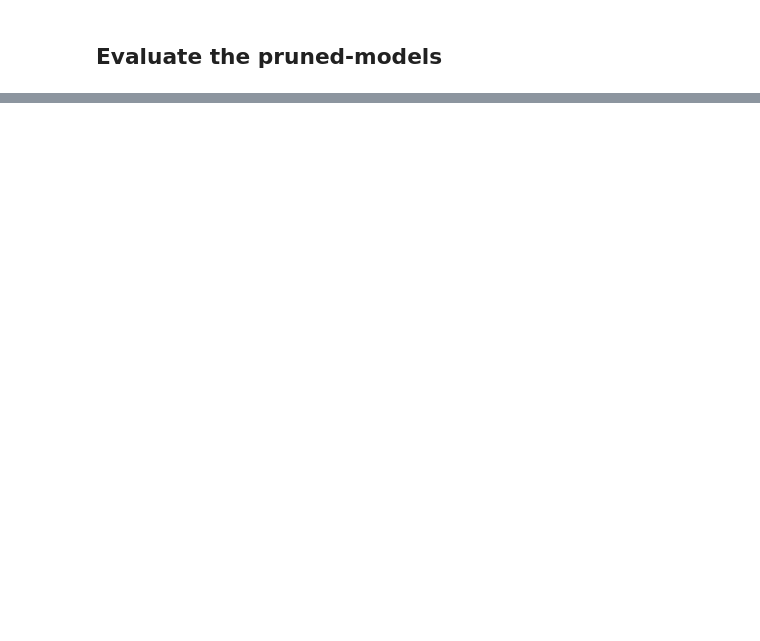
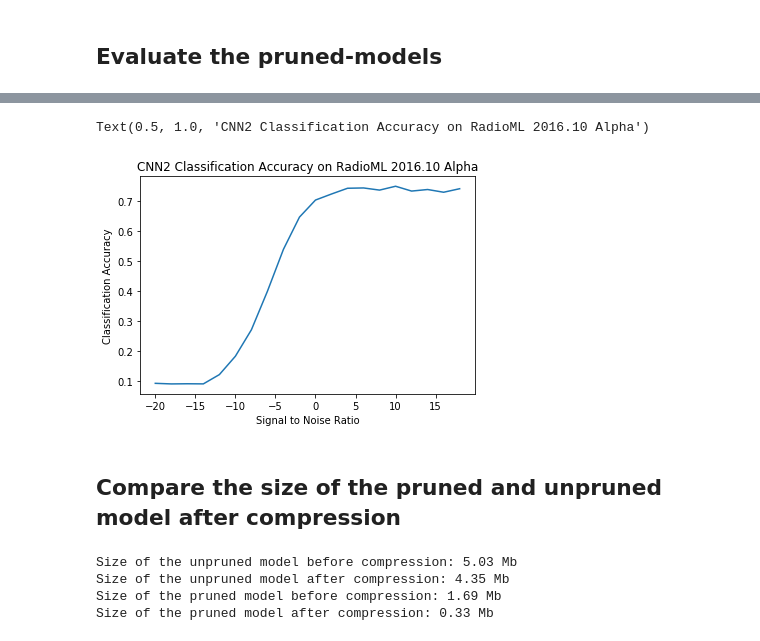
Before and after one commit to Duchstf/hls4ml-RF, a Jupyter notebook: eval_performance.ipynb, the cells around one changed output, grey strips where cells are left out. Saved outputs shown, nothing was run; the diff lists cells and outputs as text; code cells hidden in the pictures; blank space fills up the shorter version.

```diff
--- a/eval_performance.ipynb
+++ b/eval_performance.ipynb
@@ -225,0 +237,12 @@ Text(0.5, 1.0, 'CNN2 Classification Accuracy on RadioML 2016.10 Alpha')
+# %%
+# Plot confusion matrix
+test_Y_hat = model.predict(X_test, batch_size=batch_size)
+conf = np.zeros([len(classes),len(classes)])
+confnorm = np.zeros([len(classes),len(classes)])
+for i in range(0,X_test.shape[0]):
+    j = list(Y_test[i,:]).index(1)
+    k = int(np.argmax(test_Y_hat[i,:]))
+    conf[j,k] = conf[j,k] + 1
+for i in range(0,len(classes)):
+    confnorm[i,:] = conf[i,:] / np.sum(conf[i,:])
+plot_confusion_matrix(confnorm, labels=classes)
@@ -225,0 +251,27 @@ Text(0.5, 1.0, 'CNN2 Classification Accuracy on RadioML 2016.10 Alpha')
+# %%
+# Plot confusion matrix
+acc = {}
+for snr in snrs:
+
+    # extract classes @ SNR
+    test_SNRs = list(map(lambda x: lbl[x][1], test_idx))
+    test_X_i = X_test[np.where(np.array(test_SNRs)==snr)]
+    test_Y_i = Y_test[np.where(np.array(test_SNRs)==snr)]
+
+    # estimate classes
+    test_Y_i_hat = model.predict(test_X_i)
+    conf = np.zeros([len(classes),len(classes)])
+    confnorm = np.zeros([len(classes),len(classes)])
+    for i in range(0,test_X_i.shape[0]):
+        j = list(test_Y_i[i,:]).index(1)
+        k = int(np.argmax(test_Y_i_hat[i,:]))
+        conf[j,k] = conf[j,k] + 1
+    for i in range(0,len(classes)):
+        confnorm[i,:] = conf[i,:] / np.sum(conf[i,:])
+    plt.figure()
+    plot_confusion_matrix(confnorm, labels=classes, title="ConvNet Confusion Matrix (SNR=%d)"%(snr))
+
+    cor = np.sum(np.diag(conf))
+    ncor = np.sum(conf) - cor
+    print("Overall Accuracy: ", cor / (cor+ncor))
+    acc[snr] = 1.0*cor/(cor+ncor)
@@ -225,0 +311,11 @@ Text(0.5, 1.0, 'CNN2 Classification Accuracy on RadioML 2016.10 Alpha')
+# %%
+# Plot accuracy curve
+plt.plot(snrs, list(map(lambda x: acc[x], snrs)))
+plt.xlabel("Signal to Noise Ratio")
+plt.ylabel("Classification Accuracy")
+plt.title("CNN2 Classification Accuracy on RadioML 2016.10 Alpha")
+# %% [output]
+Text(0.5, 1.0, 'CNN2 Classification Accuracy on RadioML 2016.10 Alpha')
+[figure, added]
+# %% [markdown]
+## Compare the size of the pruned and unpruned model after compression
@@ -225,0 +330,21 @@ Text(0.5, 1.0, 'CNN2 Classification Accuracy on RadioML 2016.10 Alpha')
+# %%
+_, zip1 = tempfile.mkstemp('.zip')
+with zipfile.ZipFile(zip1, 'w', compression=zipfile.ZIP_DEFLATED) as f:
+  f.write(keras_file)
+print("Size of the unpruned model before compression: %.2f Mb" %
+      (os.path.getsize(keras_file) / float(2**20)))
+print("Size of the unpruned model after compression: %.2f Mb" %
+      (os.path.getsize(zip1) / float(2**20)))
+
+_, zip2 = tempfile.mkstemp('.zip')
+with zipfile.ZipFile(zip2, 'w', compression=zipfile.ZIP_DEFLATED) as f:
+  f.write(pruned_keras_file)
+print("Size of the pruned model before compression: %.2f Mb" %
+      (os.path.getsize(pruned_keras_file) / float(2**20)))
+print("Size of the pruned model after compression: %.2f Mb" %
+      (os.path.getsize(zip2) / float(2**20)))
+# %% [output]
+Size of the unpruned model before compression: 5.03 Mb
+Size of the unpruned model after compression: 4.35 Mb
+Size of the pruned model before compression: 1.69 Mb
+Size of the pruned model after compression: 0.33 Mb
```
Also changed, not shown: parts of 14 cells of this notebook, 2 other files.
